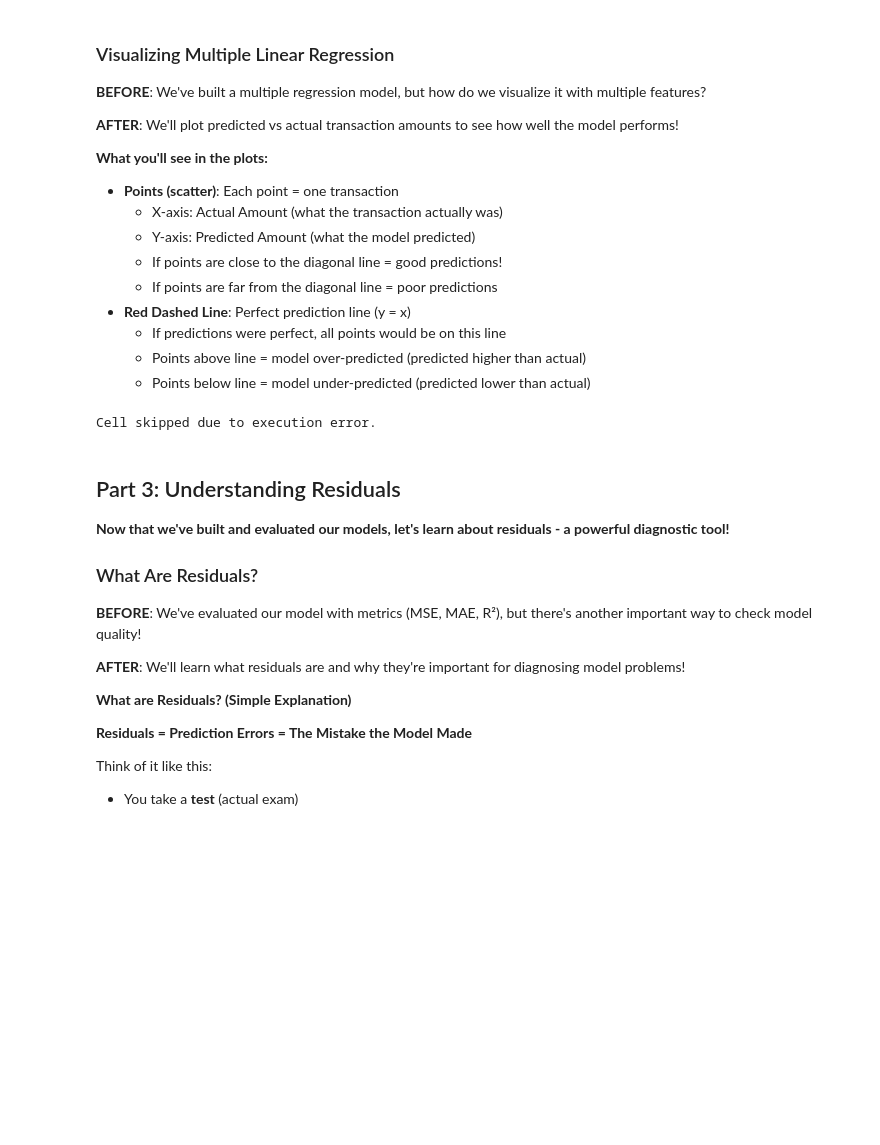
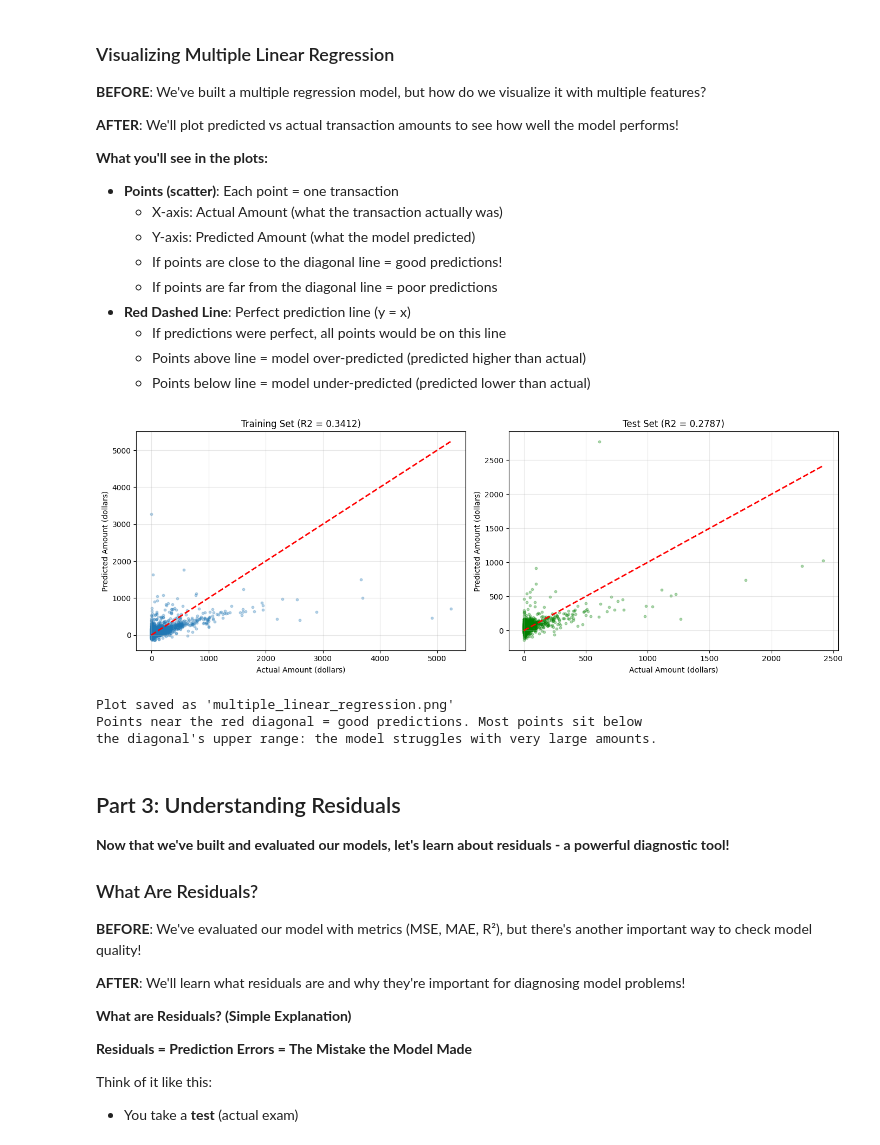
Before and after one commit to A-Alwabel/AI-Diploma-Program, a Jupyter notebook: Course 04/unit1-regression-algorithms/examples/04_linear_regression.ipynb, the cells around one changed output. Cells and saved outputs as stored; diff of their text form; code cells hidden in the pictures; blank space fills up the shorter version.

```diff
--- a/Course 04/unit1-regression-algorithms/examples/04_linear_regression.ipynb
+++ b/Course 04/unit1-regression-algorithms/examples/04_linear_regression.ipynb
@@ -1523,0 +703,6 @@ Cell skipped due to execution error.
+# %%
+# Split data - same 80/20 split, same random_state for reproducibility
+X_train_m, X_test_m, y_train_m, y_test_m = train_test_split(
+    X_multiple, y_multiple, test_size=0.2, random_state=73)
+print(f"Training set: {X_train_m.shape[0]} samples")
+print(f"Test set: {X_test_m.shape[0]} samples")
@@ -1524,3 +712,5 @@ Cell skipped due to execution error.
 # %%
-# = LinearRegression()
-# model_multiple.fit(X_train_m, y_train_m)
+# Create and train the multiple regression model
+model_multiple = LinearRegression()
+model_multiple.fit(X_train_m, y_train_m)
+print("Model trained on 4 features!")
@@ -1527,3 +719,5 @@ Cell skipped due to execution error.
 # %%
-# = model_multiple.predict(X_train_m)
-# y_test_pred_m = model_multiple.predict(X_test_m)
+# Predict on training and test sets
+y_train_pred_m = model_multiple.predict(X_train_m)
+y_test_pred_m = model_multiple.predict(X_test_m)
+print(f"Predictions made: {len(y_train_pred_m)} train, {len(y_test_pred_m)} test")
@@ -1941,33 +832,36 @@ if 'TF_AVAILABLE' in globals() and TF_AVAILABLE:
   - Points above line = model over-predicted (predicted higher than actual)
   - Points below line = model under-predicted (predicted lower than actual)
 # %%
-# NOTE: Auto-suppressed invalid cell
-# # 5))
+# Visualize multiple regression: predicted vs actual (diagonal = perfect prediction)
+fig, axes = plt.subplots(1, 2, figsize=(14, 5))
 
-# # axes[0].plot([y_train_m.min(), y_train_m.max()], [y_train_m.min(), y_train_m.max()], 'r--', linewidth=2)
-# # axes[0].set_xlabel('Actual Amount (dollars)')
-# # axes[0].set_ylabel('Predicted Amount (dollars)')
-# # axes[0].set_title(f'Training Set (R² = {train_r2_m:.4f})')
-# # axes[0].grid(True, alpha=0.3)
+axes[0].scatter(y_train_m, y_train_pred_m, alpha=0.3, s=10)
+axes[0].plot([y_train_m.min(), y_train_m.max()], [y_train_m.min(), y_train_m.max()],
+             'r--', linewidth=2)
+axes[0].set_xlabel('Actual Amount (dollars)')
+axes[0].set_ylabel('Predicted Amount (dollars)')
+axes[0].set_title(f'Training Set (R2 = {train_r2_m:.4f})')
+axes[0].grid(True, alpha=0.3)
 
+axes[1].scatter(y_test_m, y_test_pred_m, alpha=0.3, s=10, color='green')
+axes[1].plot([y_test_m.min(), y_test_m.max()], [y_test_m.min(), y_test_m.max()],
+             'r--', linewidth=2)
+axes[1].set_xlabel('Actual Amount (dollars)')
+axes[1].set_ylabel('Predicted Amount (dollars)')
+axes[1].set_title(f'Test Set (R2 = {test_r2_m:.4f})')
+axes[1].grid(True, alpha=0.3)
 
-# # axes[1].plot([y_test_m.min(), y_test_m.max()], [y_test_m.min(), y_test_m.max()], 'r--', linewidth=2)
-# # axes[1].set_xlabel('Actual Amount (dollars)')
-# # axes[1].set_ylabel('Predicted Amount (dollars)')
-# # axes[1].set_title(f'Test Set (R² = {test_r2_m:.4f})')
-# # axes[1].grid(True, alpha=0.3)
-
-# # plt.tight_layout()
-# # plt.savefig('multiple_linear_regression.png', dpi=300, bbox_inches='tight')
-
-
-
-
-# # print("\n✓ Plot saved as 'multiple_linear_regression.png'")
-# plt.show()
-print("Cell skipped due to execution error.")
+plt.tight_layout()
+plt.savefig('multiple_linear_regression.png', dpi=150, bbox_inches='tight')
+plt.show()
+print("Plot saved as 'multiple_linear_regression.png'")
+print("Points near the red diagonal = good predictions. Most points sit below")
+print("the diagonal's upper range: the model struggles with very large amounts.")
 # %% [output]
+[figure, added]
-Cell skipped due to execution error.
+Plot saved as 'multiple_linear_regression.png'
+Points near the red diagonal = good predictions. Most points sit below
+the diagonal's upper range: the model struggles with very large amounts.
 # %% [markdown]
 ## Part 3: Understanding Residuals
 
```
Also changed, not shown: parts of 43 cells of this notebook, 5 other files.
